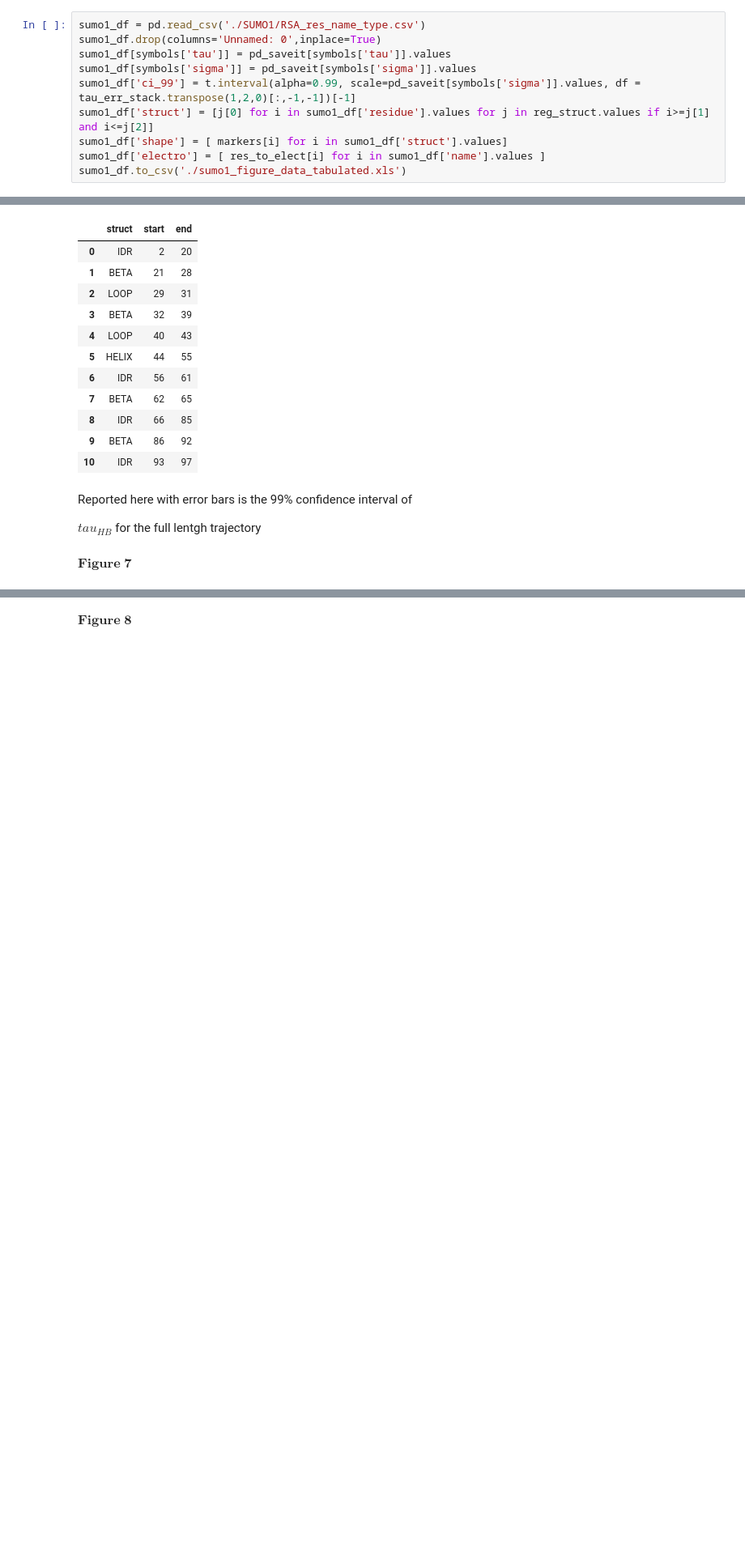
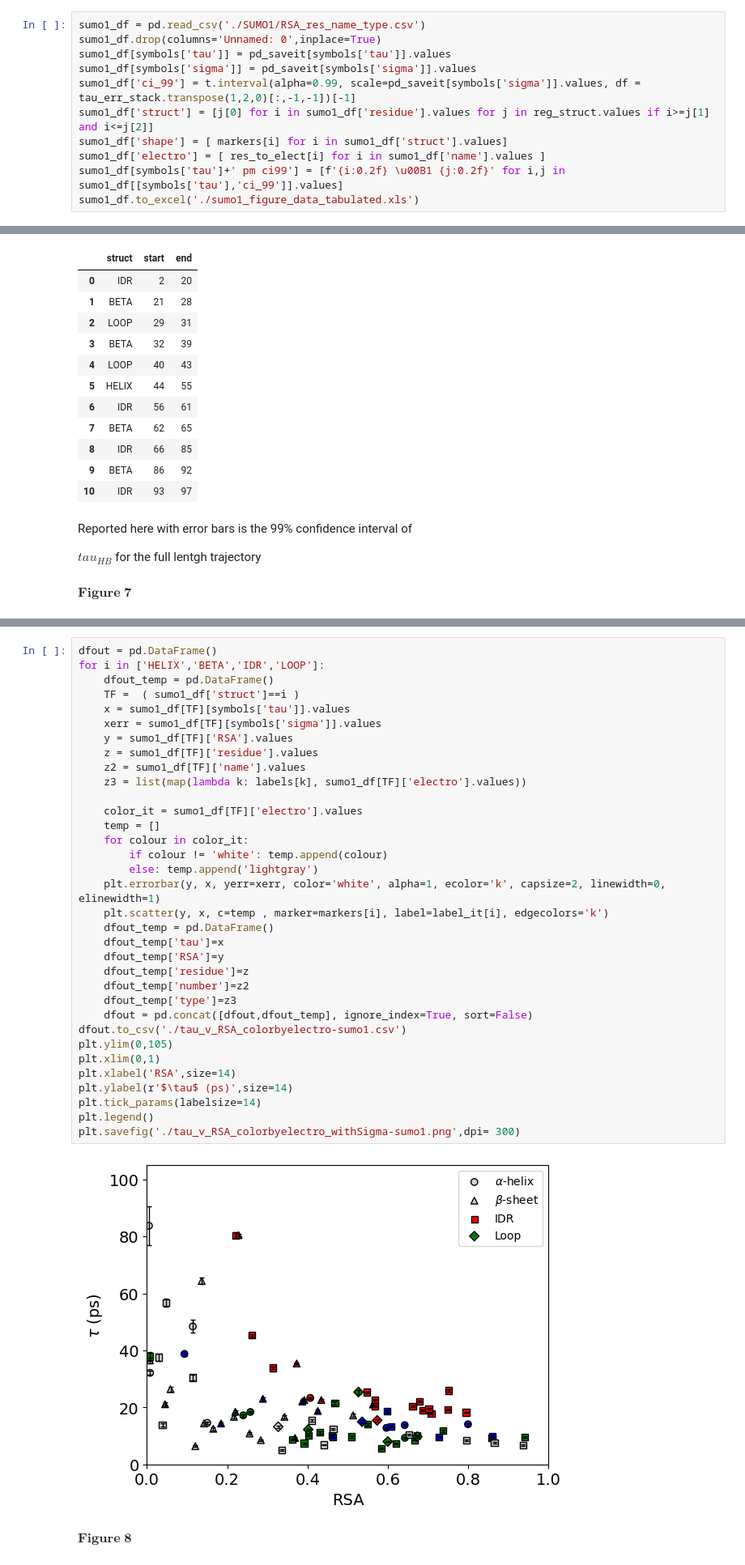
Before and after one commit to hpoudel1/SUMO-1_UBC9_dataset, a Jupyter notebook: residue_Ct_analysis/Computing C(t) confidence.ipynb, the cells around one changed output, grey strips where cells are left out. Shown at 81% size. Cells and saved outputs as stored; diff of their text form; blank space fills up the shorter version.

Commit message:
finalized figures and cleaned up notebook.v3.2

```diff
--- a/residue_Ct_analysis/Computing C(t) confidence.ipynb
+++ b/residue_Ct_analysis/Computing C(t) confidence.ipynb
@@ -460,7 +460,8 @@ sumo1_df['ci_99'] = t.interval(alpha=0.99, scale=pd_saveit[symbols['sigma']].val
 sumo1_df['struct'] = [j[0] for i in sumo1_df['residue'].values for j in reg_struct.values if i>=j[1] and i<=j[2]]
 sumo1_df['shape'] = [ markers[i] for i in sumo1_df['struct'].values]
 sumo1_df['electro'] = [ res_to_elect[i] for i in sumo1_df['name'].values ]
-sumo1_df.to_csv('./sumo1_figure_data_tabulated.xls')
+sumo1_df[symbols['tau']+' pm ci99'] = [f'{i:0.2f} \u00B1 {j:0.2f}' for i,j in sumo1_df[[symbols['tau'],'ci_99']].values]
+sumo1_df.to_excel('./sumo1_figure_data_tabulated.xls')
 # %%
 reg_struct
 # %% [output]
@@ -519,5 +520,41 @@ plt.savefig('./tau_v_RSA_colorbyelectro-sumo1.png',dpi= 300)
 # %% [output]
 [figure]
+# %%
+dfout = pd.DataFrame()
+for i in ['HELIX','BETA','IDR','LOOP']:
+    dfout_temp = pd.DataFrame()
+    TF =  ( sumo1_df['struct']==i )
+    x = sumo1_df[TF][symbols['tau']].values
+    xerr = sumo1_df[TF][symbols['sigma']].values
+    y = sumo1_df[TF]['RSA'].values
+    z = sumo1_df[TF]['residue'].values
+    z2 = sumo1_df[TF]['name'].values
+    z3 = list(map(lambda k: labels[k], sumo1_df[TF]['electro'].values))
+
+    color_it = sumo1_df[TF]['electro'].values
+    temp = []
+    for colour in color_it:
+        if colour != 'white': temp.append(colour)
+        else: temp.append('lightgray')
+    plt.errorbar(y, x, yerr=xerr, color='white', alpha=1, ecolor='k', capsize=2, linewidth=0, elinewidth=1)
+    plt.scatter(y, x, c=temp , marker=markers[i], label=label_it[i], edgecolors='k')
+    dfout_temp = pd.DataFrame()
+    dfout_temp['tau']=x
+    dfout_temp['RSA']=y
+    dfout_temp['residue']=z
+    dfout_temp['number']=z2
+    dfout_temp['type']=z3
+    dfout = pd.concat([dfout,dfout_temp], ignore_index=True, sort=False)
+dfout.to_csv('./tau_v_RSA_colorbyelectro-sumo1.csv')
+plt.ylim(0,105)
+plt.xlim(0,1)
+plt.xlabel('RSA',size=14)
+plt.ylabel(r'$\tau$ (ps)',size=14)
+plt.tick_params(labelsize=14)
+plt.legend()
+plt.savefig('./tau_v_RSA_colorbyelectro_withSigma-sumo1.png',dpi= 300)
+# %% [output]
+[figure, added]
 # %% [markdown]
 $\mathbf{Figure\; 8}$
 # %%
```
Also changed, not shown: parts of 19 cells of this notebook, 8 other files.
